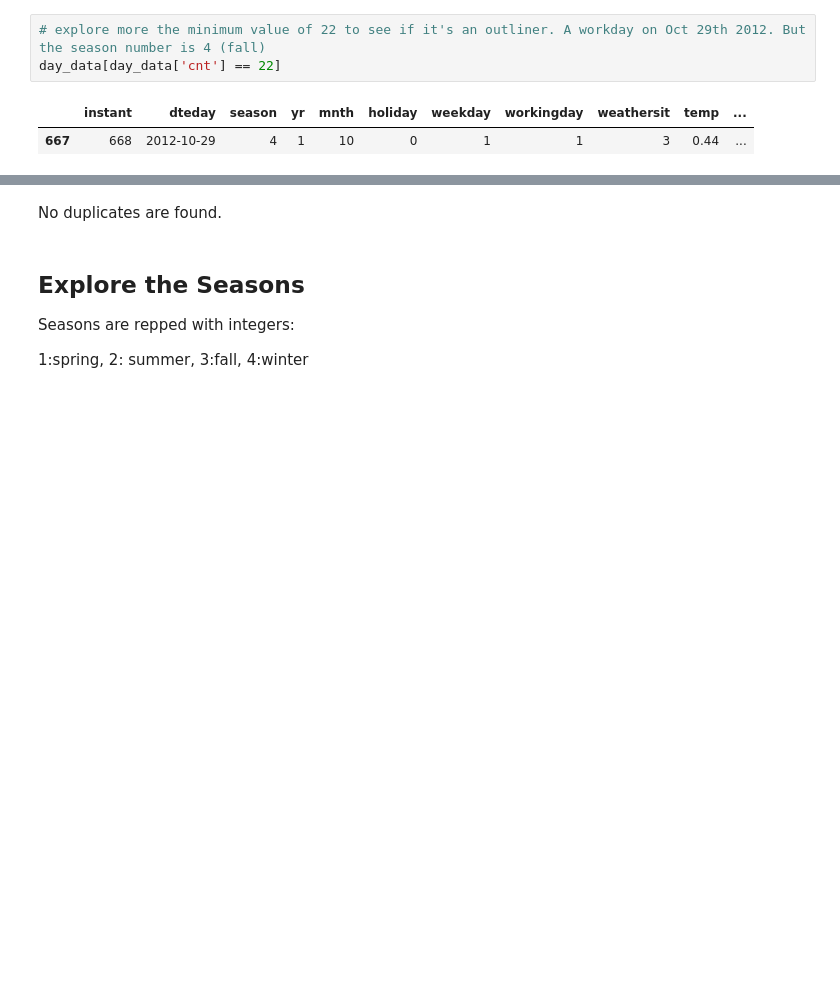
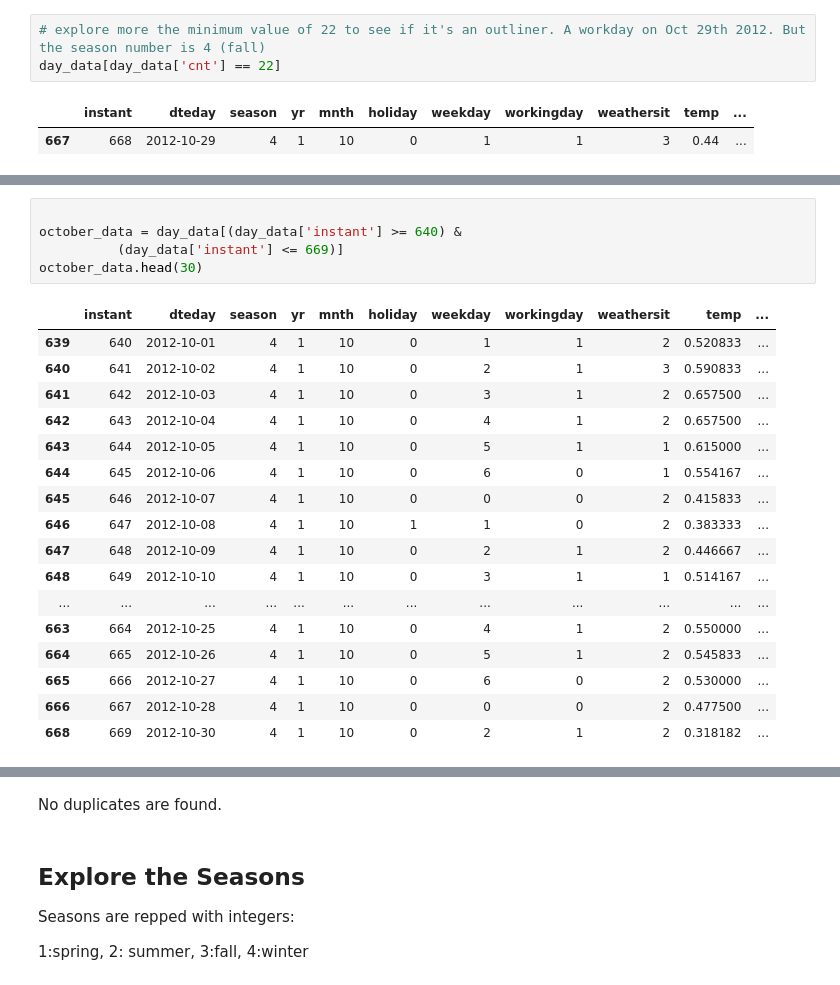
Before and after one commit to karlakum/Capstone-Two-Project, a Jupyter notebook: Notebooks/Bike_Data_Wrangling .ipynb, the cells around one changed output, grey strips where cells are left out. Saved outputs shown, nothing was run; the diff lists cells and outputs as text; blank space fills up the shorter version.

```diff
--- a/Notebooks/Bike_Data_Wrangling .ipynb
+++ b/Notebooks/Bike_Data_Wrangling .ipynb
@@ -181 +191,24 @@ plt.show()
+# %%
+
+october_data = day_data[(day_data['instant'] >= 640) &
+          (day_data['instant'] <= 669)]
+october_data.head(30)
+# %% [output]
+|  | instant | dteday | season | yr | mnth | holiday | weekday | workingday | weathersit | temp | ... |
+| 639 | 640 | 2012-10-01 | 4 | 1 | 10 | 0 | 1 | 1 | 2 | 0.520833 | ... |
+| 640 | 641 | 2012-10-02 | 4 | 1 | 10 | 0 | 2 | 1 | 3 | 0.590833 | ... |
+| 641 | 642 | 2012-10-03 | 4 | 1 | 10 | 0 | 3 | 1 | 2 | 0.657500 | ... |
+| 642 | 643 | 2012-10-04 | 4 | 1 | 10 | 0 | 4 | 1 | 2 | 0.657500 | ... |
+| 643 | 644 | 2012-10-05 | 4 | 1 | 10 | 0 | 5 | 1 | 1 | 0.615000 | ... |
+| 644 | 645 | 2012-10-06 | 4 | 1 | 10 | 0 | 6 | 0 | 1 | 0.554167 | ... |
+| 645 | 646 | 2012-10-07 | 4 | 1 | 10 | 0 | 0 | 0 | 2 | 0.415833 | ... |
+| 646 | 647 | 2012-10-08 | 4 | 1 | 10 | 1 | 1 | 0 | 2 | 0.383333 | ... |
+| 647 | 648 | 2012-10-09 | 4 | 1 | 10 | 0 | 2 | 1 | 2 | 0.446667 | ... |
+| 648 | 649 | 2012-10-10 | 4 | 1 | 10 | 0 | 3 | 1 | 1 | 0.514167 | ... |
+| ... | ... | ... | ... | ... | ... | ... | ... | ... | ... | ... | ... |
+| 663 | 664 | 2012-10-25 | 4 | 1 | 10 | 0 | 4 | 1 | 2 | 0.550000 | ... |
+| 664 | 665 | 2012-10-26 | 4 | 1 | 10 | 0 | 5 | 1 | 2 | 0.545833 | ... |
+| 665 | 666 | 2012-10-27 | 4 | 1 | 10 | 0 | 6 | 0 | 2 | 0.530000 | ... |
+| 666 | 667 | 2012-10-28 | 4 | 1 | 10 | 0 | 0 | 0 | 2 | 0.477500 | ... |
+| 668 | 669 | 2012-10-30 | 4 | 1 | 10 | 0 | 2 | 1 | 2 | 0.318182 | ... |
 # %%
```
Also changed, not shown: parts of 24 cells of this notebook.
